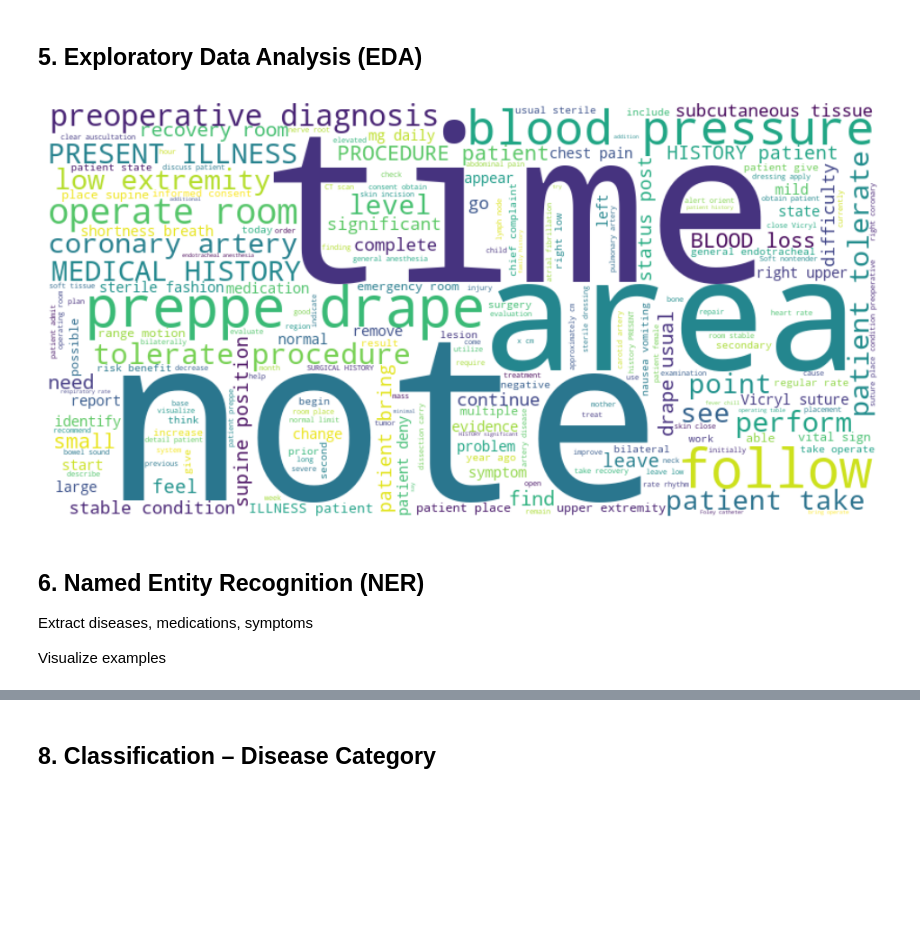
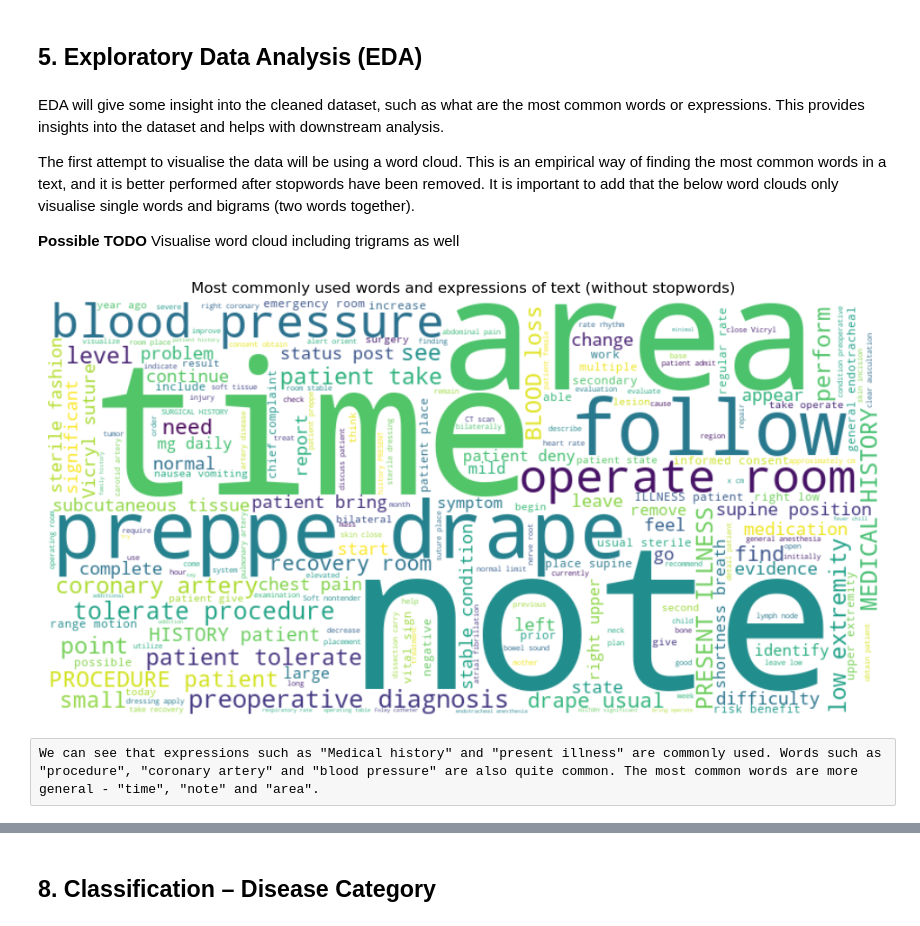
Before and after one commit to mkalimeri/clinical_notes_analysis, a Jupyter notebook: Healthcare_Text_Analysis.ipynb, the cells around one changed output, grey strips where cells are left out. Cells and saved outputs as stored; diff of their text form; code cells hidden in the pictures; blank space fills up the shorter version.

```diff
--- a/Healthcare_Text_Analysis.ipynb
+++ b/Healthcare_Text_Analysis.ipynb
@@ -197,18 +205,30 @@ transcriptions_df.head()
 | 4 | 2-D Echocardiogram | Cardiovascular / Pulmonary | 2-D Echocardiogram - 2 | 1. The left ventricular cavity si... | left ventricular cavity size wall... |
 # %% [markdown]
 ## 5. Exploratory Data Analysis (EDA)
+# %% [markdown]
+EDA will give some insight into the cleaned dataset, such as what are the most common words or expressions. This provides insights into the dataset and helps with downstream analysis.
+
+The first attempt to visualise the data will be using a word cloud. This is an empirical way of finding the most common words in a text, and it is better performed after stopwords have been removed. It is important to add that the below word clouds only visualise single words and bigrams (two words together).
+
+**Possible TODO** Visualise word cloud including trigrams as well
 # %%
-text = " ".join(transcriptions_df['clean_text'])
-wordcloud = WordCloud(width=800, height=400, background_color='white').generate(text)
-plt.figure(figsize=(12,6))
-plt.imshow(wordcloud, interpolation='bilinear')
-plt.axis('off')
-plt.show()
+def create_word_cloud(txt, title):
+    '''Creates a word cloud visualisation of the input
+
+    txt (str)   : The input text
+    title (str) : The title of the chart
+    '''
+
+    wordcloud = WordCloud(width=800, height=400, background_color='white', collocations=True).generate(txt)
+    plt.figure(figsize=(12,6))
+    plt.imshow(wordcloud, interpolation='bilinear')
+    plt.axis('off')
+    plt.title(title)
+    plt.show()
-# %% [output]
-[figure, removed]
-# %% [markdown]
-## 6. Named Entity Recognition (NER)
-
-Extract diseases, medications, symptoms
-
-Visualize examples
+# %%
+text = " ".join(transcriptions_df['clean_text'])
+create_word_cloud(text, 'Most commonly used words and expressions of text (without stopwords)')
+# %% [output]
+[figure, added]
+# %% [raw]
+We can see that expressions such as "Medical history" and "present illness" are commonly used. Words such as "procedure", "coronary artery" and "blood pressure" are also quite common. The most common words are more general - "time", "note" and "area".
```
Also changed, not shown: parts of 30 cells of this notebook.
